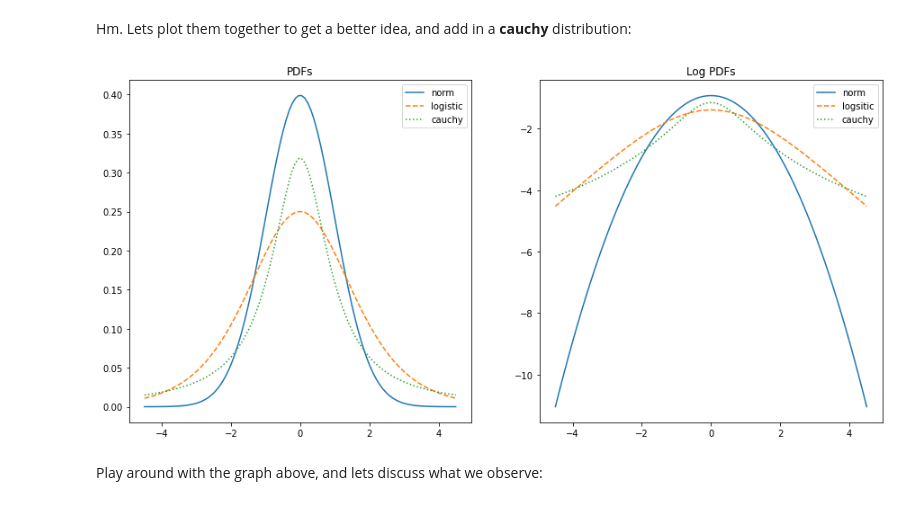
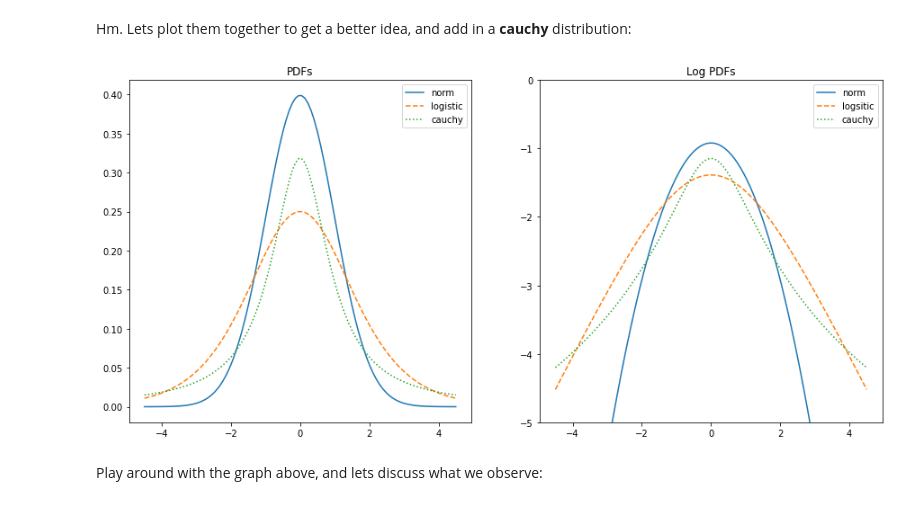
Before and after one commit to diego898/ds5440-fall-2020, a Jupyter notebook: nbs/Prob-Review.ipynb, the cells around one changed output. Cells and saved outputs as stored; diff of their text form; code cells hidden in the pictures.

```diff
--- a/nbs/Prob-Review.ipynb
+++ b/nbs/Prob-Review.ipynb
@@ -251,22 +251,22 @@ Hm. Lets plot them together to get a better idea, and add in a **cauchy** distri
 # %%
 from scipy.stats import logistic
 from scipy.stats import cauchy
 fig,(ax1,ax2) = plt.subplots(1,2,figsize=(15,7))
 x = np.linspace(-4.5,4.5,100)
 ax1.plot(x,norm.pdf(x),label='norm');
 ax1.plot(x,logistic.pdf(x),linestyle='--',label='logistic');
 ax1.plot(x,cauchy.pdf(x),linestyle=':',label='cauchy');
 ax1.set_title('PDFs')
 ax1.legend();
 
 ax2.plot(x,norm.logpdf(x),label='norm');
 ax2.plot(x,logistic.logpdf(x),linestyle='--',label='logsitic');
 ax2.plot(x,cauchy.logpdf(x),linestyle=':',label='cauchy');
 ax2.set_title('Log PDFs');
-# ax2.set_ylim([-5,0]);
+ax2.set_ylim([-5,0]);
 ax2.legend();
 # %% [output]
-[figure, old version]
+[figure, new version]
 # %% [markdown]
 Play around with the graph above, and lets discuss what we observe:
 # %% [markdown]
```
Also changed, not shown: parts of 35 cells of this notebook.
